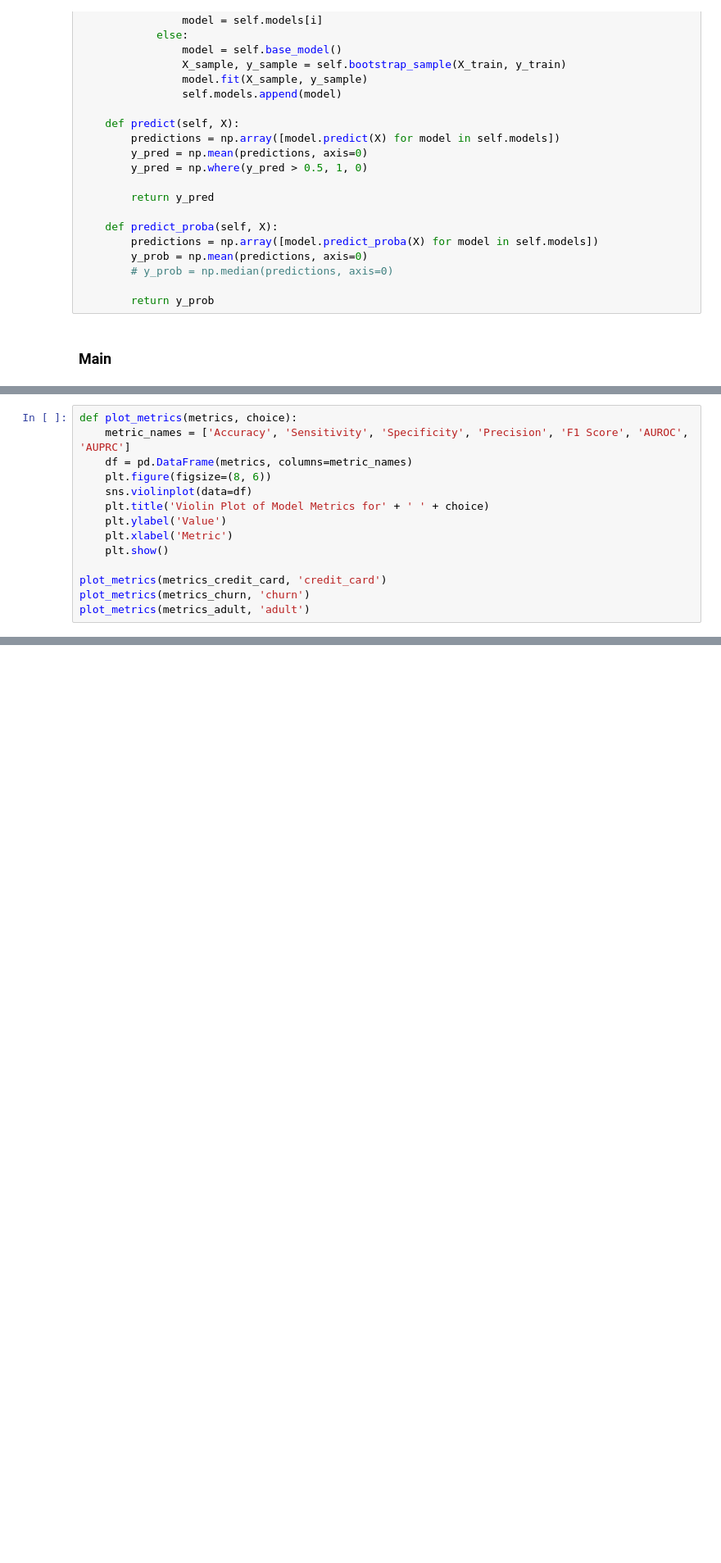
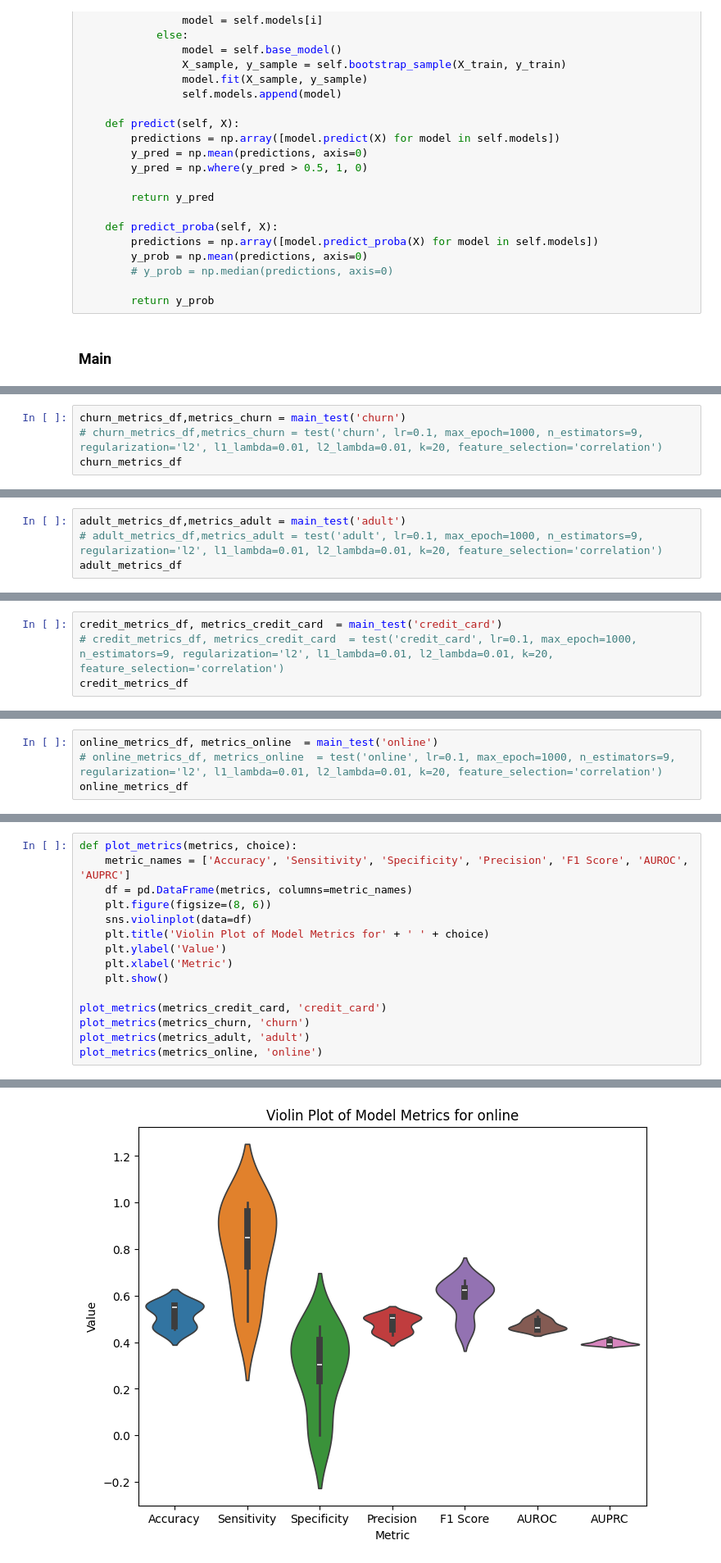
Before and after one commit to NafiuRahman77/CSE-472, a Jupyter notebook: Offline-2/1905077.ipynb, the cells around one changed output, grey strips where cells are left out. Shown at 82% size. Drawn from its saved outputs; the diff is of its cells as text; blank space fills up the shorter version.

```diff
--- a/Offline-2/1905077.ipynb
+++ b/Offline-2/1905077.ipynb
@@ -499,0 +480,4 @@ Bagging
+# %%
+churn_metrics_df,metrics_churn = main_test('churn')
+# churn_metrics_df,metrics_churn = test('churn', lr=0.1, max_epoch=1000, n_estimators=9, regularization='l2', l1_lambda=0.01, l2_lambda=0.01, k=20, feature_selection='correlation')
+churn_metrics_df
@@ -499,0 +490,4 @@ Bagging
+# %%
+adult_metrics_df,metrics_adult = main_test('adult')
+# adult_metrics_df,metrics_adult = test('adult', lr=0.1, max_epoch=1000, n_estimators=9, regularization='l2', l1_lambda=0.01, l2_lambda=0.01, k=20, feature_selection='correlation')
+adult_metrics_df
@@ -499,0 +500,4 @@ Bagging
+# %%
+credit_metrics_df, metrics_credit_card  = main_test('credit_card')
+# credit_metrics_df, metrics_credit_card  = test('credit_card', lr=0.1, max_epoch=1000, n_estimators=9, regularization='l2', l1_lambda=0.01, l2_lambda=0.01, k=20, feature_selection='correlation')
+credit_metrics_df
@@ -499,0 +510,4 @@ Bagging
+# %%
+online_metrics_df, metrics_online  = main_test('online')
+# online_metrics_df, metrics_online  = test('online', lr=0.1, max_epoch=1000, n_estimators=9, regularization='l2', l1_lambda=0.01, l2_lambda=0.01, k=20, feature_selection='correlation')
+online_metrics_df
@@ -500,18 +520,20 @@ Bagging
 # %%
 def plot_metrics(metrics, choice):
     metric_names = ['Accuracy', 'Sensitivity', 'Specificity', 'Precision', 'F1 Score', 'AUROC', 'AUPRC']
     df = pd.DataFrame(metrics, columns=metric_names)
     plt.figure(figsize=(8, 6))
     sns.violinplot(data=df)
     plt.title('Violin Plot of Model Metrics for' + ' ' + choice)
     plt.ylabel('Value')
     plt.xlabel('Metric')
     plt.show()
 
 plot_metrics(metrics_credit_card, 'credit_card')
 plot_metrics(metrics_churn, 'churn')
 plot_metrics(metrics_adult, 'adult')
+plot_metrics(metrics_online, 'online')
 # %% [output]
 [figure]
 [figure]
 [figure]
+[figure, added]
```
Also changed, not shown: parts of 13 cells of this notebook, 5 other files.
